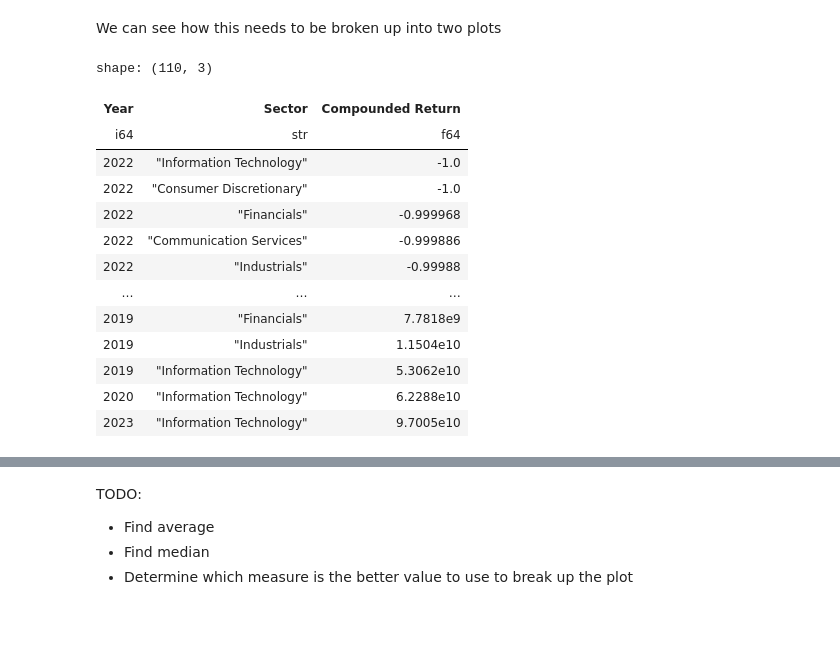
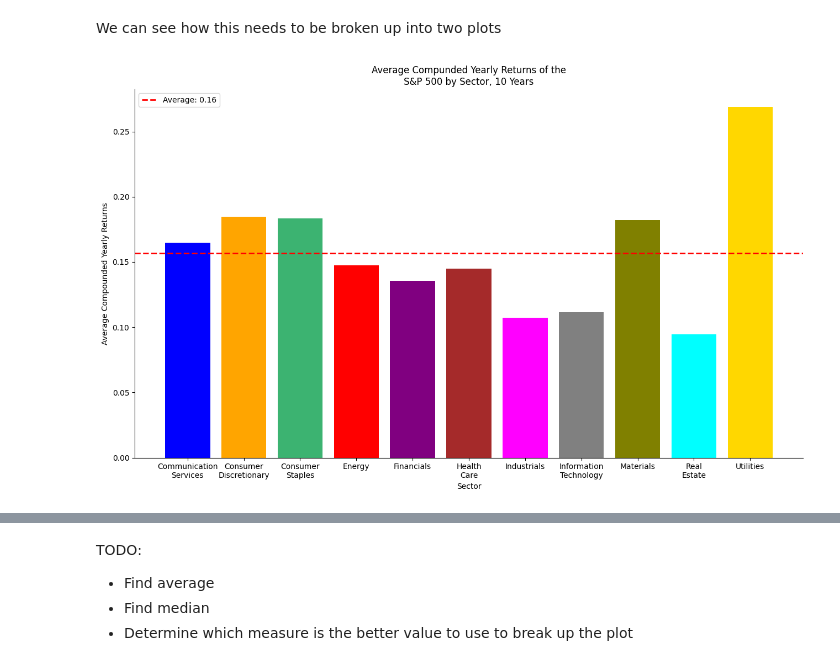
Before and after one commit to zes5612/ECON_412_Project, a Jupyter notebook: plots.ipynb, the cells around one changed output, grey strips where cells are left out. Drawn from its saved outputs; the diff is of its cells as text; code cells hidden in the pictures; blank space fills up the shorter version.

```diff
--- a/plots.ipynb
+++ b/plots.ipynb
@@ -115,19 +140,38 @@ plt.show()
 # %% [markdown]
 We can see how this needs to be broken up into two plots
 # %%
-df.sort("Compounded Return")
+average_returns = (
+    df.group_by(["Sector"])
+    .agg(
+        pl.col("Compounded Return").mean().alias("Average return")
+    )
+)
+
+average_returns
+
+fig, ax = plt.subplots(figsize=(13, 8))
+
+ax.bar(
+    wrapped_labels,
+    average_returns["Average return"],
+    color=colors
+)
+
+avg = average_returns["Average return"].mean()
+
+# draw average line
+ax.axhline(avg, color='red', linestyle='--', linewidth=2, label=f'Average: {avg:.2f}')
+ax.legend()
+
+ax.spines['top'].set_visible(False)
+ax.spines['right'].set_visible(False)
+ax.spines['bottom'].set_position(('data', 0))
+
+ax.set(xlabel="Sector",
+        ylabel="Average Compounded Yearly Returns",
+        title="Average Compunded Yearly Returns of the\nS&P 500 by Sector, 10 Years")
+
+plt.tight_layout()
+plt.show()
 # %% [output]
-shape: (110, 3)
-| Year | Sector | Compounded Return |
-| i64 | str | f64 |
-| 2022 | "Information Technology" | -1.0 |
-| 2022 | "Consumer Discretionary" | -1.0 |
-| 2022 | "Financials" | -0.999968 |
-| 2022 | "Communication Services" | -0.999886 |
-| 2022 | "Industrials" | -0.99988 |
-| … | … | … |
-| 2019 | "Financials" | 7.7818e9 |
-| 2019 | "Industrials" | 1.1504e10 |
-| 2019 | "Information Technology" | 5.3062e10 |
-| 2020 | "Information Technology" | 6.2288e10 |
-| 2023 | "Information Technology" | 9.7005e10 |
+[figure, added]
```
Also changed, not shown: parts of 6 cells of this notebook, 4 other files.
